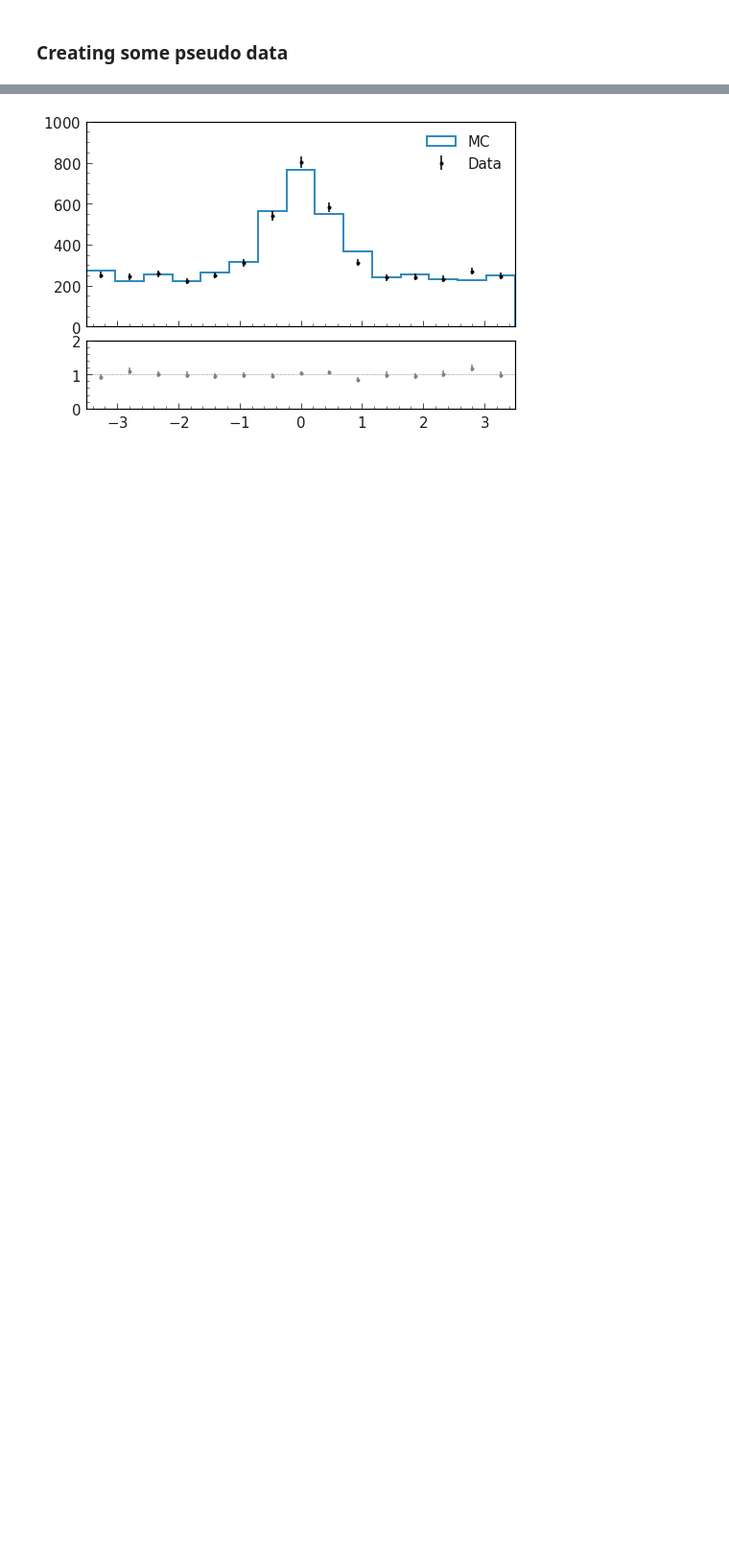
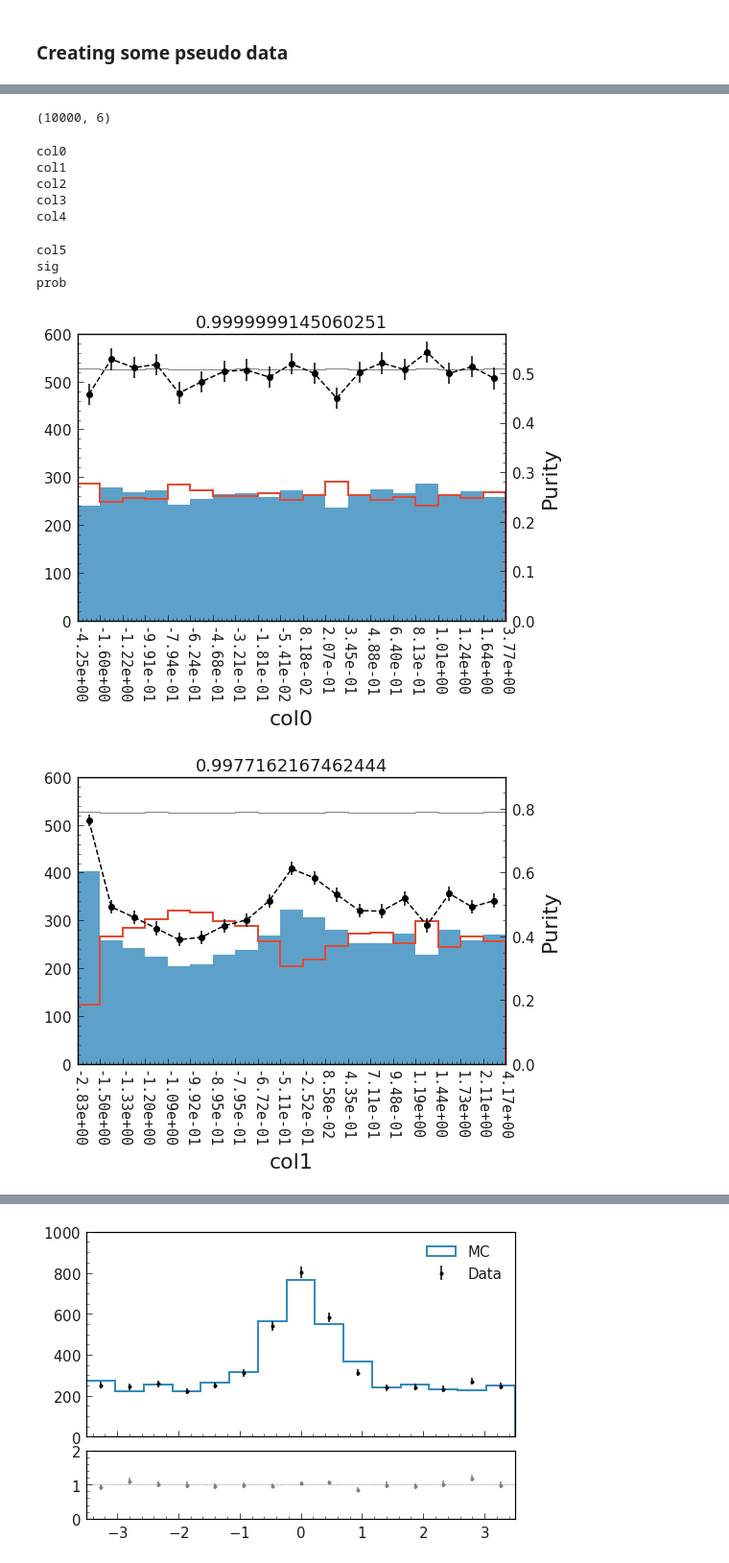
Before and after one commit to simonUU/b2plot, a Jupyter notebook: examples/Introduction.ipynb, the cells around one changed output, grey strips where cells are left out. Shown: that part at 96% size. Drawn from its saved outputs; the diff is of its cells as text; code cells hidden in the pictures; blank space fills up the shorter version.

```diff
--- a/examples/Introduction.ipynb
+++ b/examples/Introduction.ipynb
@@ -7,7 +9,7 @@ import matplotlib.pyplot as plt
 # %%
 plt.style.reload_library()
 # %%
-plt.style.use('belle2')
+plt.style.use('belle2_serif')
 # %%
 %load_ext autoreload
 %autoreload 2
@@ -30,4 +32,9 @@ df = pd.DataFrame(df)
 df1 = {'mass': np.append(np.random.random_sample(nb)*7 - 3.5, np.random.random_sample(ns)*7 - 3.5 )}
 df1['sig'] = np.append(np.zeros(nb),np.ones(ns), )
 df1 = pd.DataFrame(df1)
+# %%
+from sklearn.datasets import make_classification
+X,y = make_classification(10000,5)
+df2 = pd.DataFrame(X, columns=['col%d'%d for d in range(5)])
+df2['sig'] = y
 # %%
@@ -37,0 +43,26 @@ from b2plot.analysis import data_mc_ratio, plot_flatness, profile
+# %%
+X.shape
+# %% [output]
+(10000, 6)
+# %%
+from sklearn.ensemble import GradientBoostingClassifier
+clf = GradientBoostingClassifier()
+clf.fit(X,y)
+df2['prob'] = clf.predict_proba(X)[:,1]
+# %%
+for  c in df2.columns:
+    print(c, )
+    prob = purity_flatness_proba(df2[c], df2.sig==1, nbins=20, do_plot=True)
+    plt.xlabel(c)
+    plt.title(prob)
+# %% [output]
+col0
+col1
+col2
+col3
+col4
+col5
+sig
+prob
+[figure, added]
+[figure, added]
```
Also changed, not shown: parts of 16 cells of this notebook, 5 other files.
